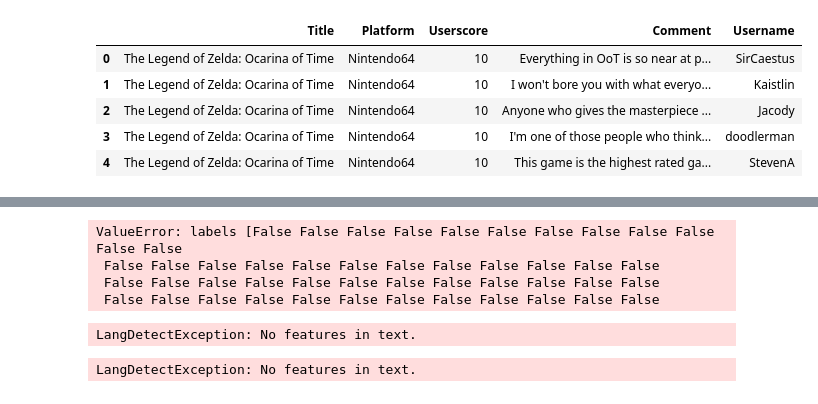
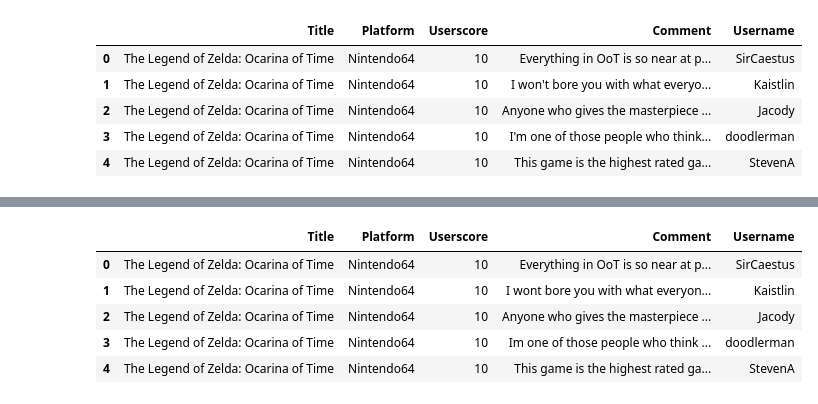
Before and after one commit to SportsReiter12/Data-Science, a Jupyter notebook: Video Game Capstone Project/Data Wrangling/Video Game Capstone Project Data Wrangling.ipynb, the cells around one changed output, grey strips where cells are left out. Drawn from its saved outputs; the diff is of its cells as text; code cells hidden in the pictures.

Commit message:
Video Game Capstone Data Wrangling 01/22/2019
Fixed function for cleaning NLP.

```diff
--- a/Video Game Capstone Project/Data Wrangling/Video Game Capstone Project Data Wrangling.ipynb
+++ b/Video Game Capstone Project/Data Wrangling/Video Game Capstone Project Data Wrangling.ipynb
@@ -226,5 +194,8 @@ re.sub(r'[^a-zA-Z ]', '', df_2.iloc[709]['Comment'])
 # %%
-# Apply this function to clean up data, drop blanks. Possibly df_2.drop(df_2['Comment'] == '', axis=?)
+# Apply this function to clean up data, get rid of non-letters
 def remove_char(x):
     x = re.sub(r'[^a-zA-Z ]', '', x)
+    x = re.sub(r'\s+', ' ', x)
     return x
+
+df_2['Comment'] = df_2.loc[:, 'Comment'].apply(lambda x: remove_char(x))
@@ -280,19 +202,17 @@ Name: Comment, Length: 1000, dtype: object
-# %%
-df_3 = df_3.drop(df_3['Comment'] == ' ', axis=1)
-# %% [output]
-ValueError: labels [False False False False False False False False False False False False
- False False False False False False False False False False False False
- False False False False False False False False False False False False
- False False False False False False False False False False False False
+# %%
+# Keeping all rows that have features
+df_2 = df_2.loc[(df_2['Comment'] != ' '), :]
+df_2 = df_2.loc[(df_2['Comment'] != ''), :]
+df_2.head()
+# %% [output]
+|  | Title | Platform | Userscore | Comment | Username |
+| 0 | The Legend of Zelda: Ocarina of Time | Nintendo64 | 10 | Everything in OoT is so near at p... | SirCaestus |
+| 1 | The Legend of Zelda: Ocarina of Time | Nintendo64 | 10 | I wont bore you with what everyon... | Kaistlin |
+| 2 | The Legend of Zelda: Ocarina of Time | Nintendo64 | 10 | Anyone who gives the masterpiece ... | Jacody |
+| 3 | The Legend of Zelda: Ocarina of Time | Nintendo64 | 10 | Im one of those people who think ... | doodlerman |
+| 4 | The Legend of Zelda: Ocarina of Time | Nintendo64 | 10 | This game is the highest rated ga... | StevenA |
 # %%
-df_3['Language'] = df_3.loc[:, 'Comment'].apply(lambda x: detect(x.decode('utf8')))
-df_3 = df_3.loc[df_3['Language'] == 'en']
-df_3.head()
+# Make sure the review is in English
+df_2['Language'] = df_2.loc[:, 'Comment'].apply(lambda x: detect(x.decode('utf8')))
+df_2 = df_2.loc[df_2['Language'] == 'en']
-# %% [output]
-LangDetectException: No features in text.
-# %%
-df_2['Language'] = df_2.loc[:, 'Comment'].apply(lambda x: detect(x.decode('utf8')))
-df_2 = df_2.loc[df_2['Language'] == 'en']
-# %% [output]
-LangDetectException: No features in text.
 # %%
```
Also changed, not shown: parts of 9 cells of this notebook.
